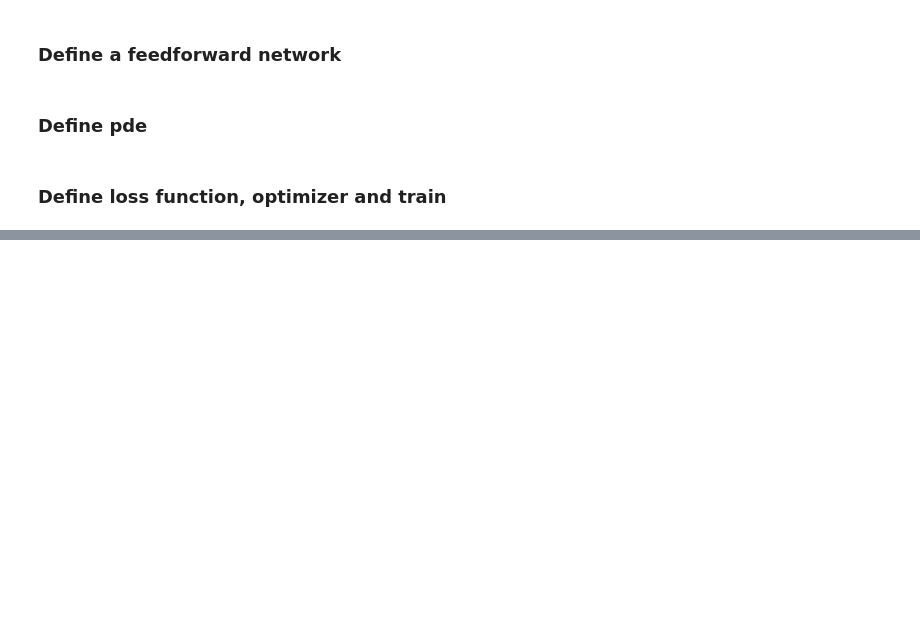
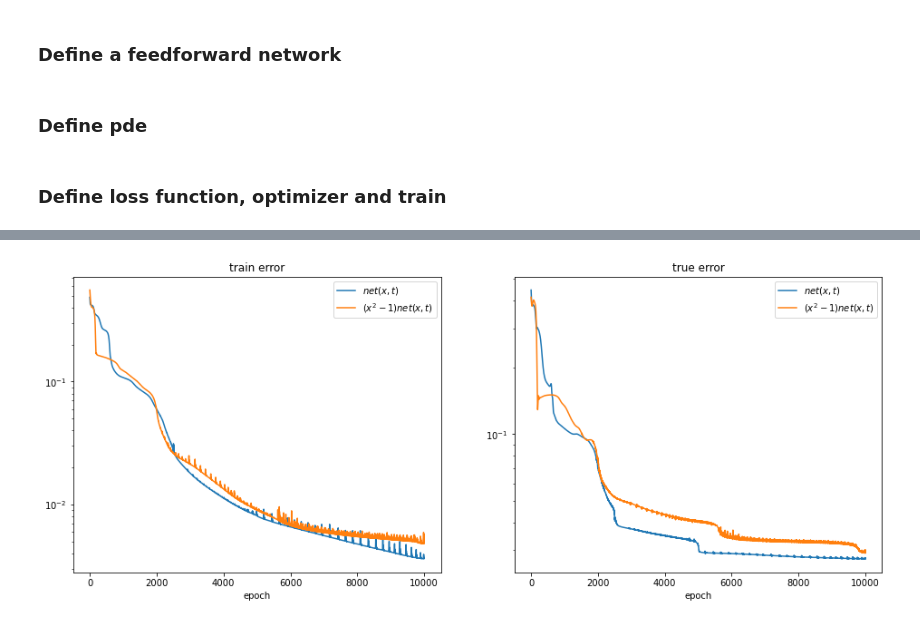
Before and after one commit to guagualuo/PINN-examples, a Jupyter notebook: 1D_Burgers.ipynb, the cells around one changed output, grey strips where cells are left out. Saved outputs shown, nothing was run; the diff lists cells and outputs as text; code cells hidden in the pictures; blank space fills up the shorter version.

```diff
--- a/1D_Burgers.ipynb
+++ b/1D_Burgers.ipynb
@@ -82,8 +90,7 @@ def ffn(activation, n_hidden, n_nodes):
 # %%
 # defining the PDE residue
 def f(net, x, t):
-    inputs = torch.cat([x, t], axis=1)
-    u = net(inputs)
+    u = net(x, t)
     u_t = torch.autograd.grad(u.sum(), t, create_graph=True)[0]
     u_x = torch.autograd.grad(u.sum(), x, create_graph=True)[0]
     u_xx = torch.autograd.grad(u_x.sum(), x, create_graph=True)[0]
@@ -180,0 +271,28 @@ ax.set_yscale('log')
+# %%
+errors_2 = []
+losses_2 = []
+for epoch in range(max_epochs):
+    optimizer.zero_grad()
+
+    # loss from boundary and initial condition
+    mse_u = mse_loss(u_init(net_2, x_init, t_init), torch.zeros_like(t_init))
+
+    # loss from PDE
+    mse_f = mse_loss(f(net_2, x_f0, t_f0), torch.zeros_like(t_f0))
+    loss = mse_u + mse_f
+
+    with autograd.no_grad():
+        u = net_2(sol_x, sol_t)
+        errors_2.append(mse_loss(u, fd_sol))
+        losses_2.append(loss.item())
+
+    loss.backward(retain_graph=True)
+    optimizer.step()
+
+    # Resample data point for pde constraint
+    if (epoch+1) % 20 == 0:
+        x_f = (2.0*torch.rand((N_f, 1), requires_grad=True) - 1.0).to(device)
+        t_f = (torch.rand((N_f, 1), requires_grad=True)).to(device)
+
+    if epoch % 500 == 0:
+        print('Epoch {}: loss is {}, error is {}'.format(epoch, loss, errors_2[-1]))
@@ -180,0 +320,16 @@ ax.set_yscale('log')
+# %%
+import matplotlib.pyplot as plt
+
+fig, (ax1, ax2) = plt.subplots(figsize=(16, 6), ncols=2)
+ax1.plot(losses_0)
+ax1.plot(losses_2)
+ax2.plot(errors_0)
+ax2.plot(errors_2)
+ax1.set_title('train error')
+ax2.set_title('true error')
+for ax in [ax1, ax2]:
+    ax.legend([r'$net(x, t)$', r'$(x^2-1)net(x, t)$'])
+    ax.set_xlabel('epoch')
+    ax.set_yscale('log')
+# %% [output]
+[figure, added]
```
Also changed, not shown: parts of 20 cells of this notebook, 1 other file.
